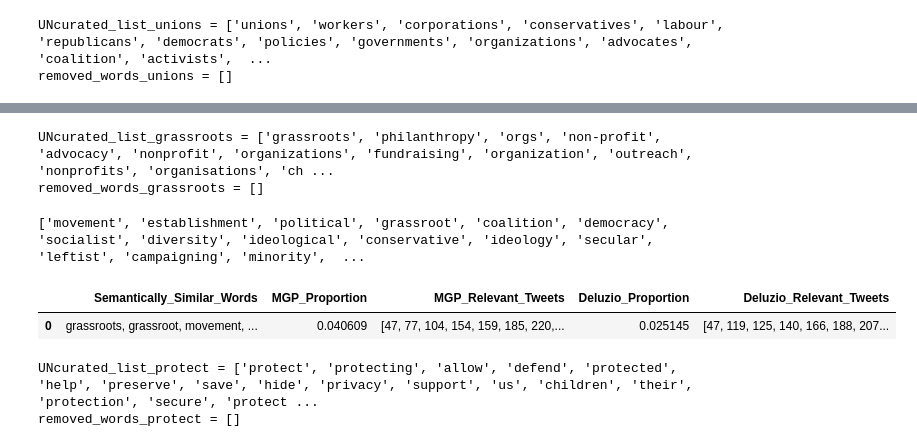
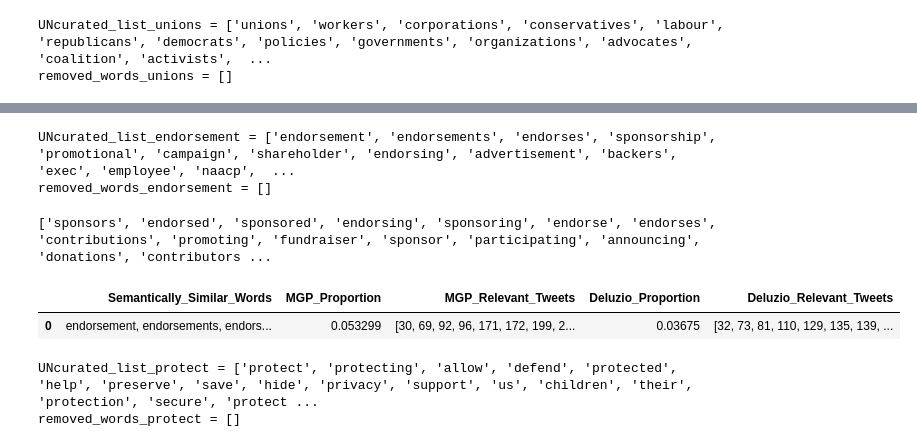
Before and after one commit to samforwill/nlp-campaign-messaging, a Jupyter notebook: 03_Candidate_Topic_Comparisons.ipynb, the cells around one changed output, grey strips where cells are left out. Drawn from its saved outputs; the diff is of its cells as text; code cells hidden in the pictures.

```diff
--- a/Candidate_Topic_Comparisons.ipynb
+++ b/03_Candidate_Topic_Comparisons.ipynb
@@ -240,15 +247,15 @@ def analyze_word_presence(curated_list, tweets_mgp, tweets_deluzio, results_df):
         if any(w in tweet for w in tokenized_curated_list):
             relevant_tweets_deluzio.append(idx)
 
-    mgp_proportion = len(relevant_tweets_mgp) / len(tweets_mgp)
-    deluzio_proportion = len(relevant_tweets_deluzio) / len(tweets_deluzio)
+    mgp_Proportion = len(relevant_tweets_mgp) / len(tweets_mgp)
+    deluzio_Proportion = len(relevant_tweets_deluzio) / len(tweets_deluzio)
 
     # DataFrame for the current analysis
     result_df = pd.DataFrame({
         'Semantically_Similar_Words': [', '.join(curated_list)],
-        'MGP_Proportion': [mgp_proportion],
+        'MGP_Proportion': [mgp_Proportion],
         'MGP_Relevant_Tweets': [relevant_tweets_mgp],
-        'Deluzio_Proportion': [deluzio_proportion],
+        'Deluzio_Proportion': [deluzio_Proportion],
         'Deluzio_Relevant_Tweets': [relevant_tweets_deluzio]
     })
 
@@ -333,21 +342,30 @@ analyze_word_presence(curated_list_unions, MGP, deluzio, all_results_df)
 # %%
-generate_similar_words('grassroots')
+generate_similar_words('endorsement')
 # %% [output]
-UNcurated_list_grassroots = ['grassroots', 'philanthropy', 'orgs', 'non-profit', 'advocacy', 'nonprofit', 'organizations', 'fundraising', 'organization', 'outreach', 'nonprofits', 'organisations', 'ch ...
-removed_words_grassroots = []
+UNcurated_list_endorsement = ['endorsement', 'endorsements', 'endorses', 'sponsorship', 'promotional', 'campaign', 'shareholder', 'endorsing', 'advertisement', 'backers', 'exec', 'employee', 'naacp',  ...
+removed_words_endorsement = []
 # %%
-curated_list_grassroots = ['grassroots', 'grassroot', 'movement', 'people-powered', 'establishment']
-removed_words_grassroots = ['philanthropy', 'orgs', 'non-profit']
+curated_list_endorsement = ['endorsement', 'endorsements', 'endorses', 'sponsorship',
+                            'endorsing',   'endorsed', 'sponsor','sponsoring',
+                             'endorse',  'sponsors',
+                             'sponsored', ]
+removed_words_endorsement = ['promotional', 'campaign','shareholder', 'advertisement','backers', 'exec',
+                             'employee', 'naacp', 'donors', 'exclusive','re-election','signature', 'touts',
+                            'fundraisers', 'send-off', 'staffer', 'birther', 'touting','executive', 'reveals', 'milestone',
+                             'staffers', 'promotion', 'one-time', 'employees',
+                            'advertising', 'renewal', 'congressional', 'pro-gun', 'candidate', 'employer',
+                            'backlash', 'execs', 'fansite', 'reelection', 'reps', 'auction', 'spao',
+                            'executives', 'merchandise', 'anti-gun', 'turnaround']
 # %%
-grassroots_ssim = find_semantically_similar_words(curated_list_grassroots, removed_words_grassroots, topn=200, similarity_threshold=.7)
-print(grassroots_ssim)
+endorsement_ssim = find_semantically_similar_words(curated_list_endorsement, removed_words_endorsement, topn=200, similarity_threshold=.7)
+print(endorsement_ssim)
 # %% [output]
-['movement', 'establishment', 'political', 'grassroot', 'coalition', 'democracy', 'socialist', 'diversity', 'ideological', 'conservative', 'ideology', 'secular', 'leftist', 'campaigning', 'minority',  ...
+['sponsors', 'endorsed', 'sponsored', 'endorsing', 'sponsoring', 'endorse', 'endorses', 'contributions', 'promoting', 'fundraiser', 'sponsor', 'participating', 'announcing', 'donations', 'contributors ...
 # %%
-analyze_word_presence(curated_list_grassroots, MGP, deluzio, all_results_df)
+analyze_word_presence(curated_list_endorsement, MGP, deluzio, all_results_df)
 # %% [output]
 |  | Semantically_Similar_Words | MGP_Proportion | MGP_Relevant_Tweets | Deluzio_Proportion | Deluzio_Relevant_Tweets |
-| 0 | grassroots, grassroot, movement, ... | 0.040609 | [47, 77, 104, 154, 159, 185, 220,... | 0.025145 | [47, 119, 125, 140, 166, 188, 207... |
+| 0 | endorsement, endorsements, endors... | 0.053299 | [30, 69, 92, 96, 171, 172, 199, 2... | 0.03675 | [32, 73, 81, 110, 129, 135, 139, ... |
 # %%
 generate_similar_words('protect')
 # %% [output]
```
Also changed, not shown: parts of 35 cells of this notebook, 13 other files.
